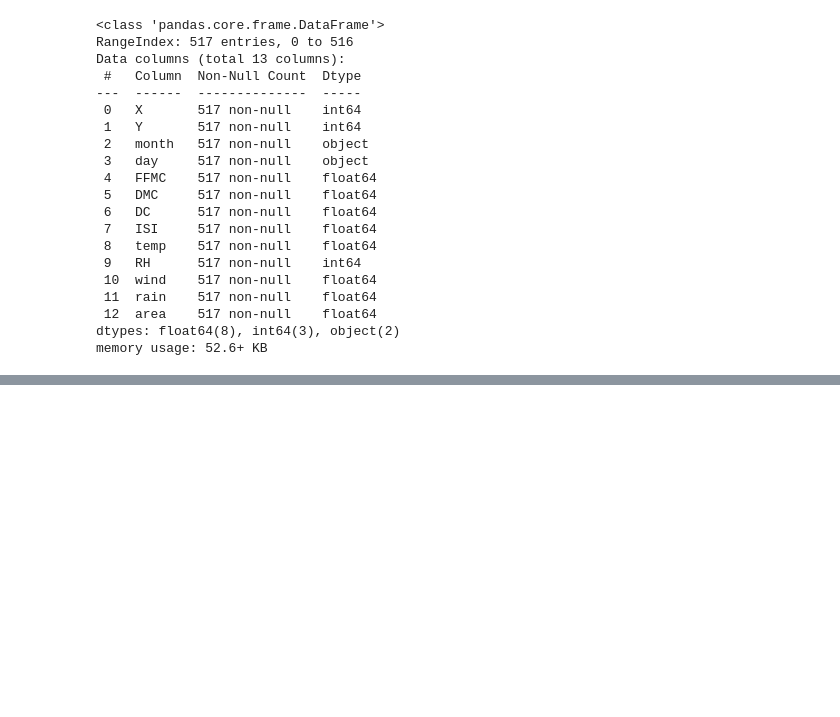
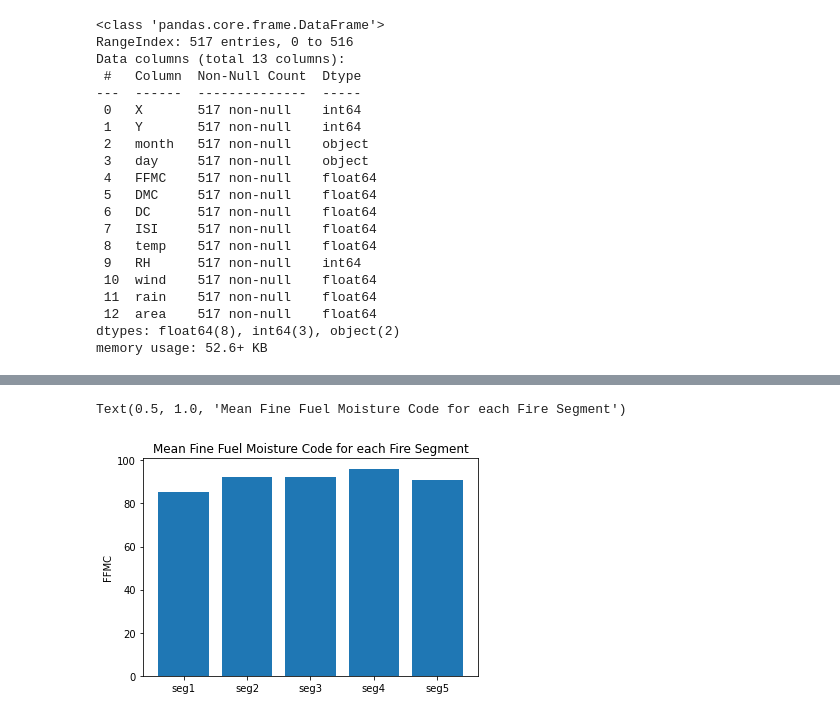
Before and after one commit to josephychin/forest-fires, a Jupyter notebook: Project_2_Part_4.ipynb, the cells around one changed output, grey strips where cells are left out. Cells and saved outputs as stored; diff of their text form; code cells hidden in the pictures; blank space fills up the shorter version.

```diff
--- a/Project_2_Part_4.ipynb
+++ b/Project_2_Part_4.ipynb
@@ -96,0 +132,7 @@ rf.score(X_test, y_test)
+# %%
+plt.bar(summary_df['Fire Segment'], summary_df['FFMC Means'])
+plt.ylabel('FFMC')
+plt.title('Mean Fine Fuel Moisture Code for each Fire Segment')
+# %% [output]
+Text(0.5, 1.0, 'Mean Fine Fuel Moisture Code for each Fire Segment')
+[figure, added]
```
Also changed, not shown: parts of 30 cells of this notebook.
